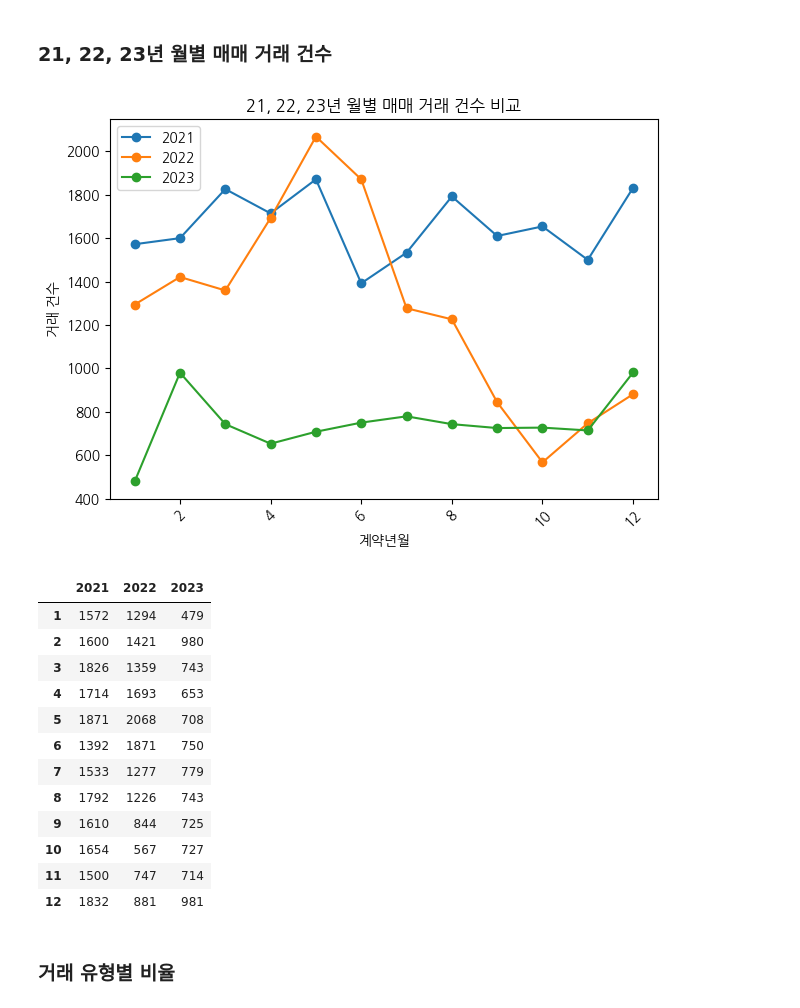
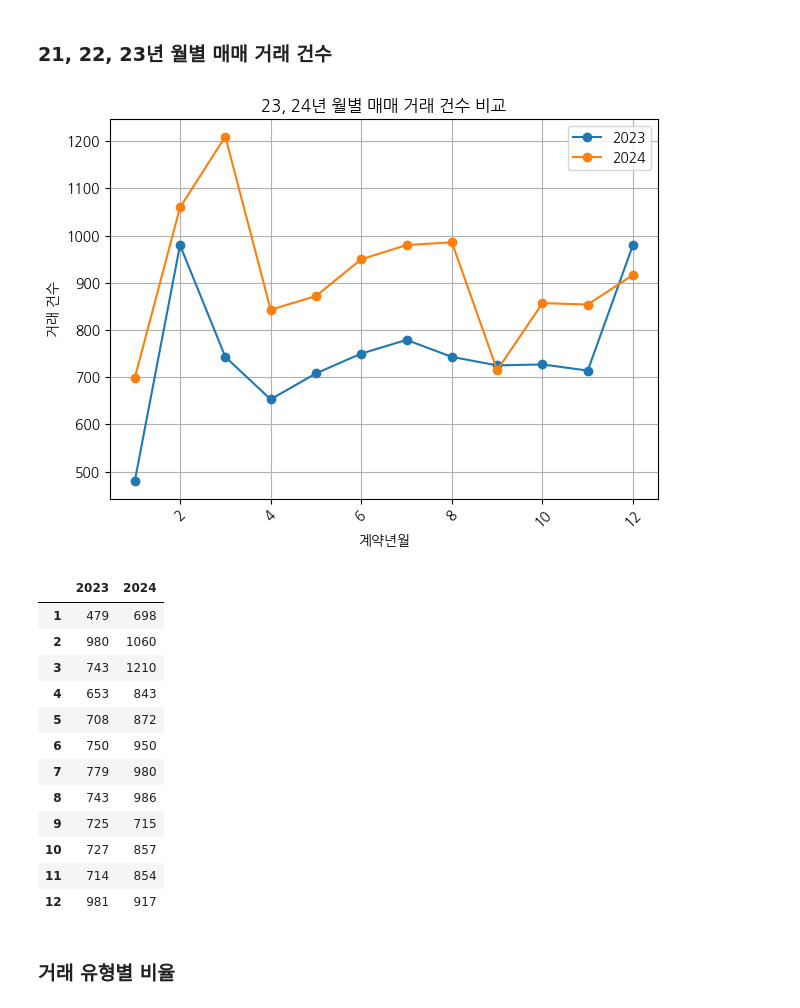
Before and after one commit to skqkrl/SDC_project, a Jupyter notebook: yena2.ipynb, the cells around one changed output. Cells and saved outputs as stored; diff of their text form; code cells hidden in the pictures.

```diff
--- a/yena2.ipynb
+++ b/yena2.ipynb
@@ -15,5 +14,4 @@ officetel23 = pd.read_csv('data/오피스텔(전월세)_실거래가_2023.csv',
 # %%
-officetel21_deal = pd.read_csv('data/오피스텔(매매)_실거래가_2021.csv', header=15, encoding='cp949')
-officetel22_deal = pd.read_csv('data/오피스텔(매매)_실거래가_2022.csv', header=15, encoding='cp949')
-officetel23_deal = pd.read_csv('data/오피스텔(매매)_실거래가_2023.csv', header=15, encoding='cp949')
+officetel23_deal = pd.read_csv('data_yena/오피스텔(매매)_실거래가_2023.csv', header=15, encoding='cp949')
+officetel24_deal = pd.read_csv('data_yena/오피스텔(매매)_실거래가_2024.csv', header=15, encoding='cp949')
 # %%
@@ -94,5 +97,5 @@ officetel23_df['보증금(만원)'] = pd.to_numeric(officetel23_df['보증금(
 # %%
-officetel21_deal['거래금액(만원)'] = officetel21_deal['거래금액(만원)'].str.replace(',', '').astype(int)
-officetel22_deal['거래금액(만원)'] = officetel22_deal['거래금액(만원)'].str.replace(',', '').astype(int)
+# 거래금액(만원) 컬럼 타입 변환 (object -> int)
 officetel23_deal['거래금액(만원)'] = officetel23_deal['거래금액(만원)'].str.replace(',', '').astype(int)
+officetel24_deal['거래금액(만원)'] = officetel24_deal['거래금액(만원)'].str.replace(',', '').astype(int)
 # %%
@@ -118,4 +116,3 @@ See the caveats in the documentation: https://pandas.pydata.org/pandas-docs/stab
 # %%
-officetel21_deal['계약년월'] = pd.to_datetime(officetel21_deal['계약년월'].astype(str), format='%Y%m')
-officetel22_deal['계약년월'] = pd.to_datetime(officetel22_deal['계약년월'].astype(str), format='%Y%m')
 officetel23_deal['계약년월'] = pd.to_datetime(officetel23_deal['계약년월'].astype(str), format='%Y%m')
+officetel24_deal['계약년월'] = pd.to_datetime(officetel24_deal['계약년월'].astype(str), format='%Y%m')
@@ -289,42 +325,40 @@ df_counts
 ### 21, 22, 23년 월별 매매 거래 건수
 # %%
 # 21, 22, 23년 월별 거래 건수 계산
-counts_21 = officetel21_deal['계약년월'].dt.month.value_counts().sort_index()
-counts_22 = officetel22_deal['계약년월'].dt.month.value_counts().sort_index()
 counts_23 = officetel23_deal['계약년월'].dt.month.value_counts().sort_index()
-
+counts_24 = officetel24_deal['계약년월'].dt.month.value_counts().sort_index()
 
 df_counts = pd.DataFrame({
-    '2021': counts_21,
-    '2022': counts_22,
     '2023': counts_23,
+    '2024': counts_24
 })
 
 ax = df_counts.plot(marker='o')
 ax.set_xlabel('계약년월')
 ax.set_ylabel('거래 건수')
-ax.set_title('21, 22, 23년 월별 매매 거래 건수 비교')
+ax.set_title('23, 24년 월별 매매 거래 건수 비교')
 plt.xticks(rotation=45)
 plt.tight_layout()
+plt.grid()
 plt.show()
 # %% [output]
-[figure, old version]
+[figure, new version]
 # %%
 df_counts
 # %% [output]
-|  | 2021 | 2022 | 2023 |
-| 1 | 1572 | 1294 | 479 |
-| 2 | 1600 | 1421 | 980 |
-| 3 | 1826 | 1359 | 743 |
-| 4 | 1714 | 1693 | 653 |
-| 5 | 1871 | 2068 | 708 |
-| 6 | 1392 | 1871 | 750 |
-| 7 | 1533 | 1277 | 779 |
-| 8 | 1792 | 1226 | 743 |
-| 9 | 1610 | 844 | 725 |
-| 10 | 1654 | 567 | 727 |
-| 11 | 1500 | 747 | 714 |
-| 12 | 1832 | 881 | 981 |
+|  | 2023 | 2024 |
+| 1 | 479 | 698 |
+| 2 | 980 | 1060 |
+| 3 | 743 | 1210 |
+| 4 | 653 | 843 |
+| 5 | 708 | 872 |
+| 6 | 750 | 950 |
+| 7 | 779 | 980 |
+| 8 | 743 | 986 |
+| 9 | 725 | 715 |
+| 10 | 727 | 857 |
+| 11 | 714 | 854 |
+| 12 | 981 | 917 |
 # %% [markdown]
 ### 거래 유형별 비율
 # %%
```
Also changed, not shown: parts of 42 cells of this notebook, 9 other files.
